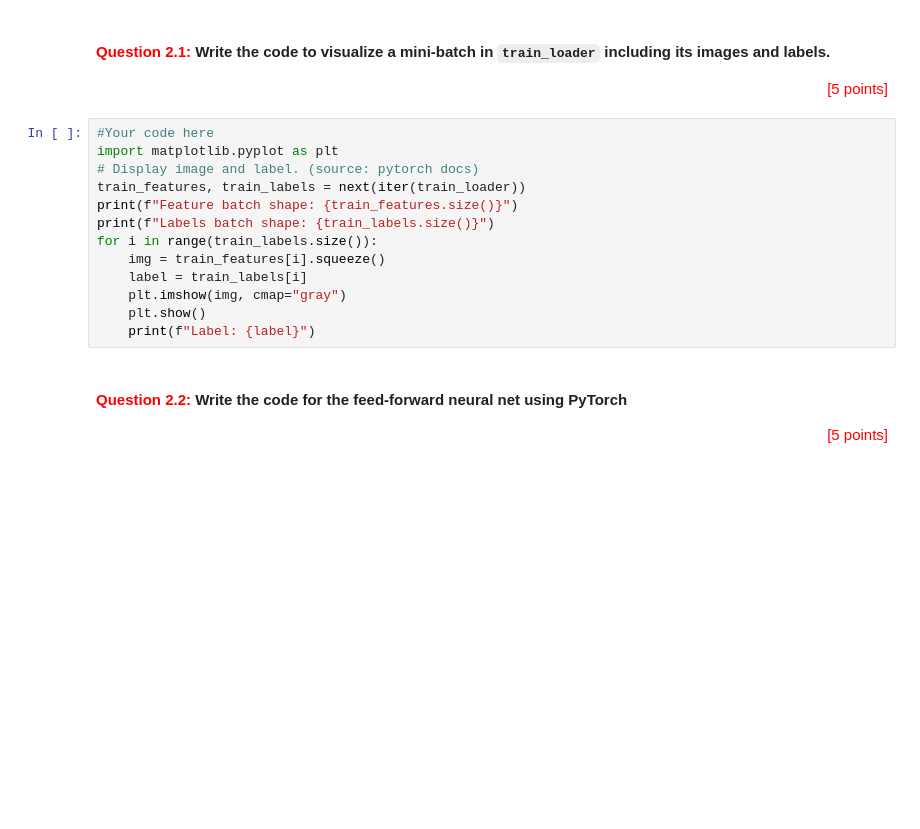
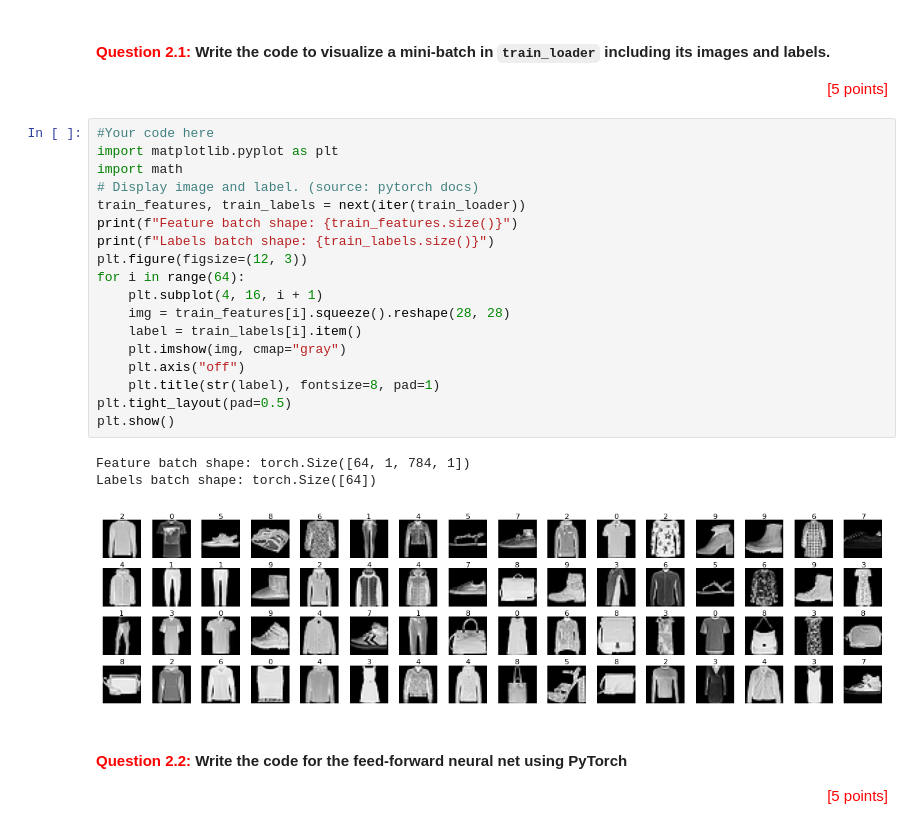
Before and after one commit to TheUnseenz/Monash, a Jupyter notebook: Sem3/FIT5215DeepLearning/Assignments/Assignment01_solution.ipynb, the cells around one changed output. Cells and saved outputs as stored; diff of their text form; blank space fills up the shorter version.

```diff
--- a/Sem3/FIT5215DeepLearning/Assignments/Assignment01_solution.ipynb
+++ b/Sem3/FIT5215DeepLearning/Assignments/Assignment01_solution.ipynb
@@ -414,16 +411,25 @@ Number of validation samples: 6000
 # %%
 #Your code here
 import matplotlib.pyplot as plt
+import math
 # Display image and label. (source: pytorch docs)
 train_features, train_labels = next(iter(train_loader))
 print(f"Feature batch shape: {train_features.size()}")
 print(f"Labels batch shape: {train_labels.size()}")
-for i in range(train_labels.size()):
-    img = train_features[i].squeeze()
-    label = train_labels[i]
+plt.figure(figsize=(12, 3))
+for i in range(64):
+    plt.subplot(4, 16, i + 1)
+    img = train_features[i].squeeze().reshape(28, 28)
+    label = train_labels[i].item()
     plt.imshow(img, cmap="gray")
-    plt.show()
-    print(f"Label: {label}")
+    plt.axis("off")
+    plt.title(str(label), fontsize=8, pad=1)
+plt.tight_layout(pad=0.5)
+plt.show()
+# %% [output]
+Feature batch shape: torch.Size([64, 1, 784, 1])
+Labels batch shape: torch.Size([64])
+[figure, added]
 # %% [markdown]
 #### <span style="color:red">**Question 2.2:**</span> Write the code for the feed-forward neural net using PyTorch
 
```
Also changed, not shown: parts of 3 cells of this notebook, 1 other file.
